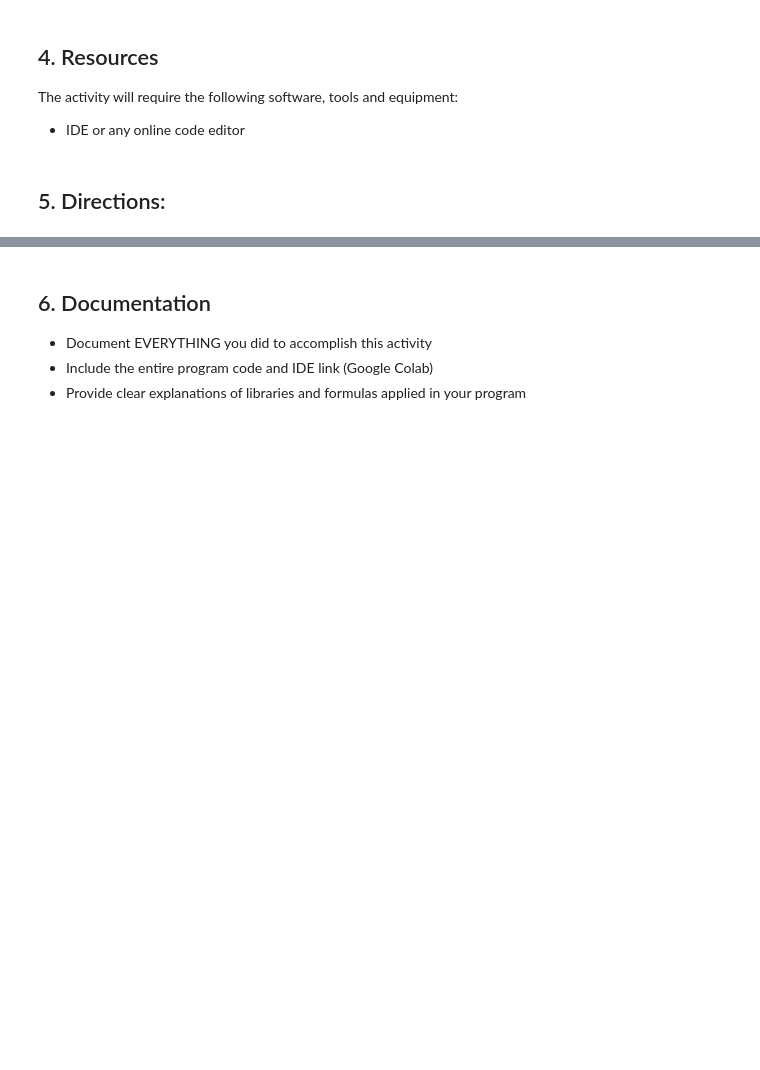
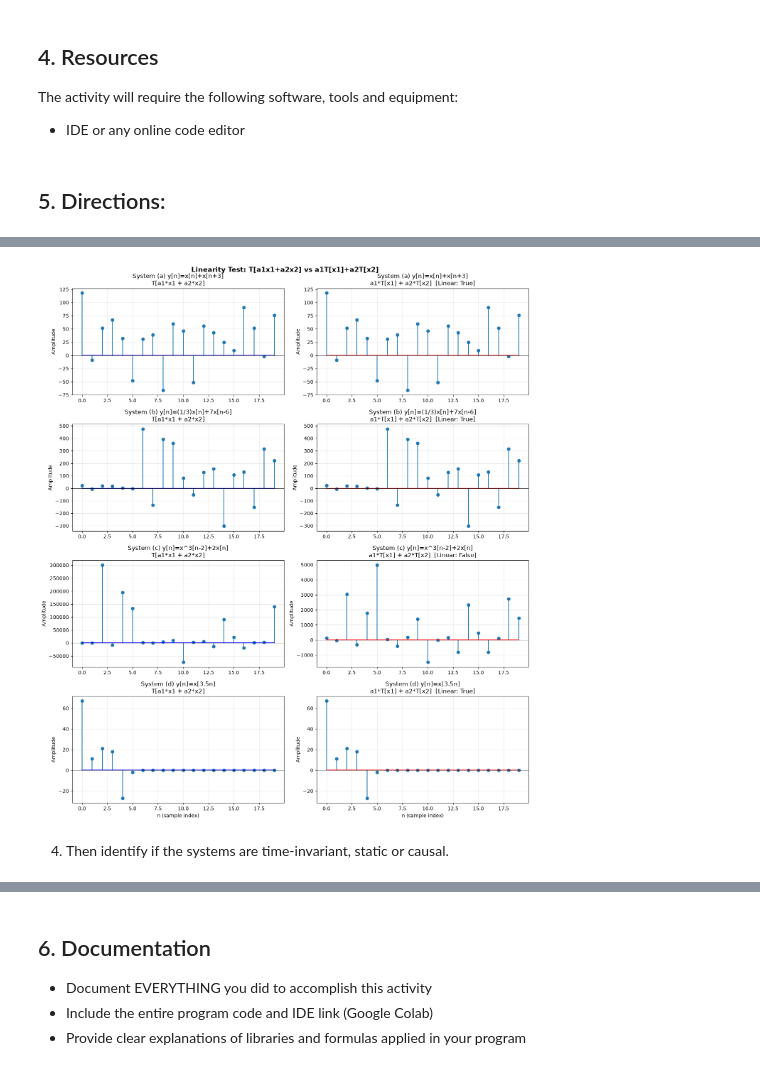
Before and after one commit to leon-pscl/CPE027-pscl, a Jupyter notebook: HOA5/Pascual_HOA5_CPE027_CPE41S2.ipynb, the cells around one changed output, grey strips where cells are left out. Drawn from its saved outputs; the diff is of its cells as text; code cells hidden in the pictures; blank space fills up the shorter version.

```diff
--- a/HOA5/Pascual_HOA5_CPE027_CPE41S2.ipynb
+++ b/HOA5/Pascual_HOA5_CPE027_CPE41S2.ipynb
@@ -33,0 +263,39 @@ The activity will require the following software, tools and equipment:
+# %%
+# -------------------------------------------------------
+# GRAPHICAL COMPARISON FOR LINEARITY TEST
+# Plot T[a1*x1 + a2*x2] vs a1*T[x1] + a2*T[x2] for each system
+# If the plots match, the system is linear
+# -------------------------------------------------------
+fig, axes = plt.subplots(4, 2, figsize=(14, 16))
+fig.suptitle('Linearity Test: T[a1x1+a2x2] vs a1T[x1]+a2T[x2]', fontsize=14, fontweight='bold')
+
+system_names = ['(a) y[n]=x[n]+x[n+3]', '(b) y[n]=(1/3)x[n]+7x[n-6]',
+                '(c) y[n]=x^3[n-2]+2x[n]', '(d) y[n]=x[3.5n]']
+combined_results = [ya_combined, yb_combined, yc_combined, yd_combined]
+superposition_results = [ya_superposition, yb_superposition, yc_superposition, yd_superposition]
+linearity_results = [is_linear_a, is_linear_b, is_linear_c, is_linear_d]
+
+for i in range(4):
+    # Left column: T[a1*x1 + a2*x2] (combined input through system)
+    axes[i, 0].stem(n, combined_results[i], basefmt='b-')
+    axes[i, 0].set_title(f'System {system_names[i]}\nT[a1*x1 + a2*x2]')
+    axes[i, 0].set_ylabel('Amplitude')
+    axes[i, 0].grid(True, alpha=0.3)
+    axes[i, 0].axhline(y=0, color='k', linewidth=0.5)
+
+    # Right column: a1*T[x1] + a2*T[x2] (superposition of individual outputs)
+    axes[i, 1].stem(n, superposition_results[i], basefmt='r-')
+    axes[i, 1].set_title(f'System {system_names[i]}\na1*T[x1] + a2*T[x2]  [Linear: {linearity_results[i]}]')
+    axes[i, 1].set_ylabel('Amplitude')
+    axes[i, 1].grid(True, alpha=0.3)
+    axes[i, 1].axhline(y=0, color='k', linewidth=0.5)
+
+axes[3, 0].set_xlabel('n (sample index)')
+axes[3, 1].set_xlabel('n (sample index)')
+
+plt.tight_layout()
+plt.show()
+# %% [output]
+[figure, added]
+# %% [markdown]
+4. Then identify if the systems are time-invariant, static or causal.
```
Also changed, not shown: parts of 13 cells of this notebook.
